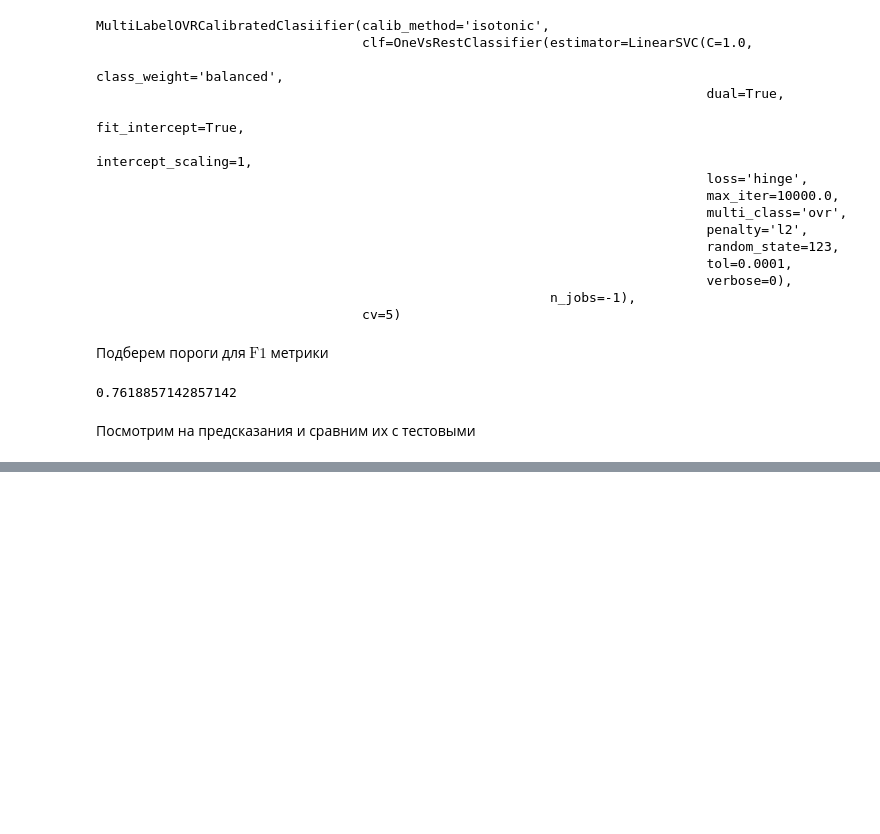
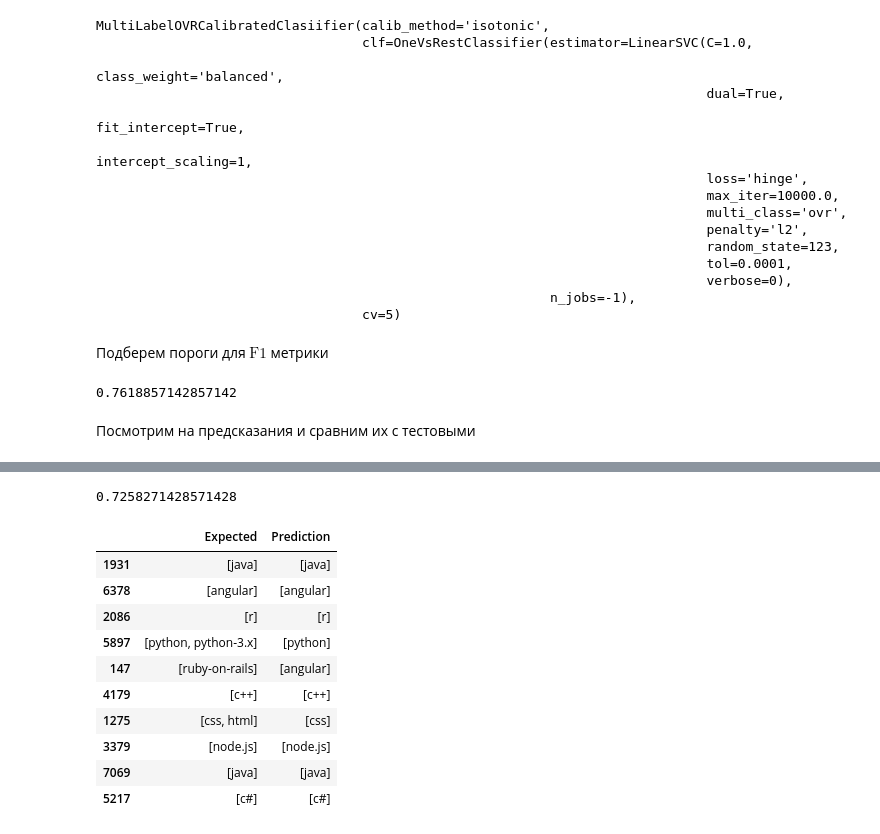
Before and after one commit to LiableFish/ML-for-classification-text-data, a Jupyter notebook: Ml_for_text_data.ipynb, the cells around one changed output, grey strips where cells are left out. Cells and saved outputs as stored; diff of their text form; code cells hidden in the pictures; blank space fills up the shorter version.

```diff
--- a/Ml_for_text_data.ipynb
+++ b/Ml_for_text_data.ipynb
@@ -616,0 +655,2 @@ display(expect_pred.iloc[idx])
+# %%
+average_chain_clf.fit(Xtrain_vect, Ytrain_bin)
@@ -616,0 +670,24 @@ display(expect_pred.iloc[idx])
+# %%
+chain_probs = average_chain_clf.predict_proba(Xtest_vect)
+# %%
+chain_preds = OptimalF1ScorePrediction(chain_probs).get_prediction(Ytest_bin)
+# %%
+f1_score(Ytest_bin, chain_preds, average='samples')
+# %% [output]
+0.7258271428571428
+# %%
+chain_expected_preds = create_expected_preds_df(chain_preds, Ytest)
+# %%
+show_some_preds(chain_expected_preds)
+# %% [output]
+|  | Expected | Prediction |
+| 1931 | [java] | [java] |
+| 6378 | [angular] | [angular] |
+| 2086 | [r] | [r] |
+| 5897 | [python, python-3.x] | [python] |
+| 147 | [ruby-on-rails] | [angular] |
+| 4179 | [c++] | [c++] |
+| 1275 | [css, html] | [css] |
+| 3379 | [node.js] | [node.js] |
+| 7069 | [java] | [java] |
+| 5217 | [c#] | [c#] |
```
Also changed, not shown: parts of 15 cells of this notebook.
